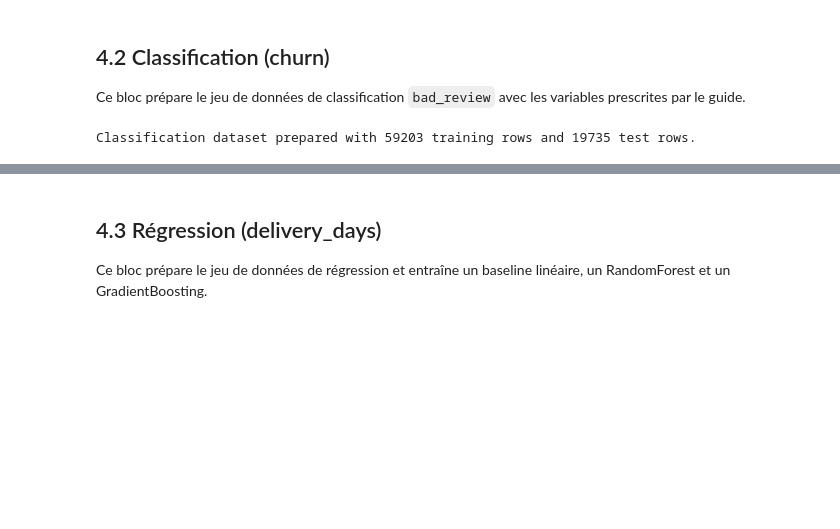
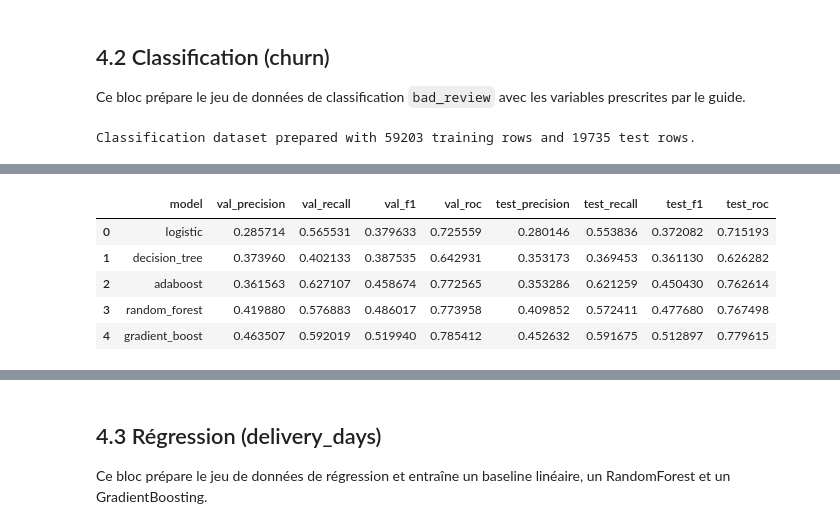
Before and after one commit to AlucardBL00D/PROJET-INTEGRATION-RetailSense_AI, a Jupyter notebook: notebooks/Phase_4_Machine_learning.ipynb, the cells around one changed output, grey strips where cells are left out. Saved outputs shown, nothing was run; the diff lists cells and outputs as text; code cells hidden in the pictures; blank space fills up the shorter version.

```diff
--- a/notebooks/Phase_4_Machine_learning.ipynb
+++ b/notebooks/Phase_4_Machine_learning.ipynb
@@ -357,3 +356,12 @@ classification_results = {}
 print('Classification dataset prepared with', len(X_train), 'training rows and', len(X_test), 'test rows.')
 # %% [output]
 Classification dataset prepared with 59203 training rows and 19735 test rows.
+# %%
+# Oversample training set
+from sklearn.utils import resample
+train = X_train.copy(); train['target'] = y_train.values
+minor = train[train['target']==1]; maj = train[train['target']==0]
+minor_up = resample(minor, replace=True, n_samples=len(maj), random_state=RANDOM_STATE)
+train_bal = pd.concat([maj, minor_up]).sample(frac=1, random_state=RANDOM_STATE)
+X_train_bal = train_bal.drop(columns=['target']); y_train_bal = train_bal['target']
+print("# Oversample training set READY!")
@@ -426,16 +537,61 @@ Gradient Boosting validation F1: 0.5087404751232631
 # %%
 # Évaluation finale classification et sauvegarde des métriques
-best_name = max(classification_results, key=lambda name: classification_results[name]['f1'])
-best_model = classification_results[best_name]['model']
-y_test_pred = best_model.predict(X_test)
-test_f1 = f1_score(y_test, y_test_pred)
+cls_rows = []
+def _get_proba(m, X):
+    if hasattr(m, "predict_proba"):
+        return m.predict_proba(X)[:, 1]
+    if hasattr(m, "decision_function"):
+        return m.decision_function(X)
+    return None
 
-summary = []
-for name, result in classification_results.items():
-    summary.append({'model': name, 'val_f1': result['f1']})
-summary_df = pd.DataFrame(summary)
-summary_df.to_csv(MODELS / 'churn_metrics_summary.csv', index=False)
-joblib.dump(best_model, MODELS / 'churn_best.joblib')
-print('Best classification model:', best_name, 'val_f1=', classification_results[best_name]['f1'], 'test_f1=', test_f1)
-print('Saved classification models and metrics in', MODELS)
+for name, res in classification_results.items():
+    model = res.get("model")
+    if model is None:
+        continue
+    y_val_pred = model.predict(X_val)
+    y_test_pred = model.predict(X_test)
+    y_val_proba = _get_proba(model, X_val)
+    y_test_proba = _get_proba(model, X_test)
+
+    val_precision = precision_score(y_val, y_val_pred, zero_division=0)
+    val_recall = recall_score(y_val, y_val_pred, zero_division=0)
+    val_f1 = f1_score(y_val, y_val_pred, zero_division=0)
+    try:
+        val_roc = roc_auc_score(y_val, y_val_proba) if (y_val_proba is not None and len(set(y_val)) == 2) else None
+    except Exception:
+        val_roc = None
+
+    test_precision = precision_score(y_test, y_test_pred, zero_division=0)
+    test_recall = recall_score(y_test, y_test_pred, zero_division=0)
+    test_f1 = f1_score(y_test, y_test_pred, zero_division=0)
+    try:
+        test_roc = roc_auc_score(y_test, y_test_proba) if (y_test_proba is not None and len(set(y_test)) == 2) else None
+    except Exception:
+        test_roc = None
+
+    cls_rows.append({
+        "model": name,
+        "val_precision": val_precision, "val_recall": val_recall, "val_f1": val_f1, "val_roc": val_roc,
+        "test_precision": test_precision, "test_recall": test_recall, "test_f1": test_f1, "test_roc": test_roc
+    })
+
+cls_df = pd.DataFrame(cls_rows)
+cls_df.to_csv(MODELS / "churn_metrics_summary.csv", index=False)
+display(cls_df)
+
+if not cls_df.empty:
+    best_idx = cls_df["val_f1"].idxmax()
+    best_cls_name = cls_df.loc[best_idx, "model"]
+    best_cls_model = classification_results[best_cls_name]["model"]
+    joblib.dump(best_cls_model, MODELS / "churn_best.joblib")
+    print(f"Best classification model: {best_cls_name} val_f1={cls_df.loc[best_idx,'val_f1']:.4f}")
+else:
+    print("Aucun résultat classification à résumer.")
+print("Saved classification summary to", MODELS / "churn_metrics_summary.csv")
 # %% [output]
+|  | model | val_precision | val_recall | val_f1 | val_roc | test_precision | test_recall | test_f1 | test_roc |
+| 0 | logistic | 0.285714 | 0.565531 | 0.379633 | 0.725559 | 0.280146 | 0.553836 | 0.372082 | 0.715193 |
+| 1 | decision_tree | 0.373960 | 0.402133 | 0.387535 | 0.642931 | 0.353173 | 0.369453 | 0.361130 | 0.626282 |
+| 2 | adaboost | 0.361563 | 0.627107 | 0.458674 | 0.772565 | 0.353286 | 0.621259 | 0.450430 | 0.762614 |
+| 3 | random_forest | 0.419880 | 0.576883 | 0.486017 | 0.773958 | 0.409852 | 0.572411 | 0.477680 | 0.767498 |
+| 4 | gradient_boost | 0.463507 | 0.592019 | 0.519940 | 0.785412 | 0.452632 | 0.591675 | 0.512897 | 0.779615 |
```
Also changed, not shown: parts of 12 cells of this notebook, 10 other files.
